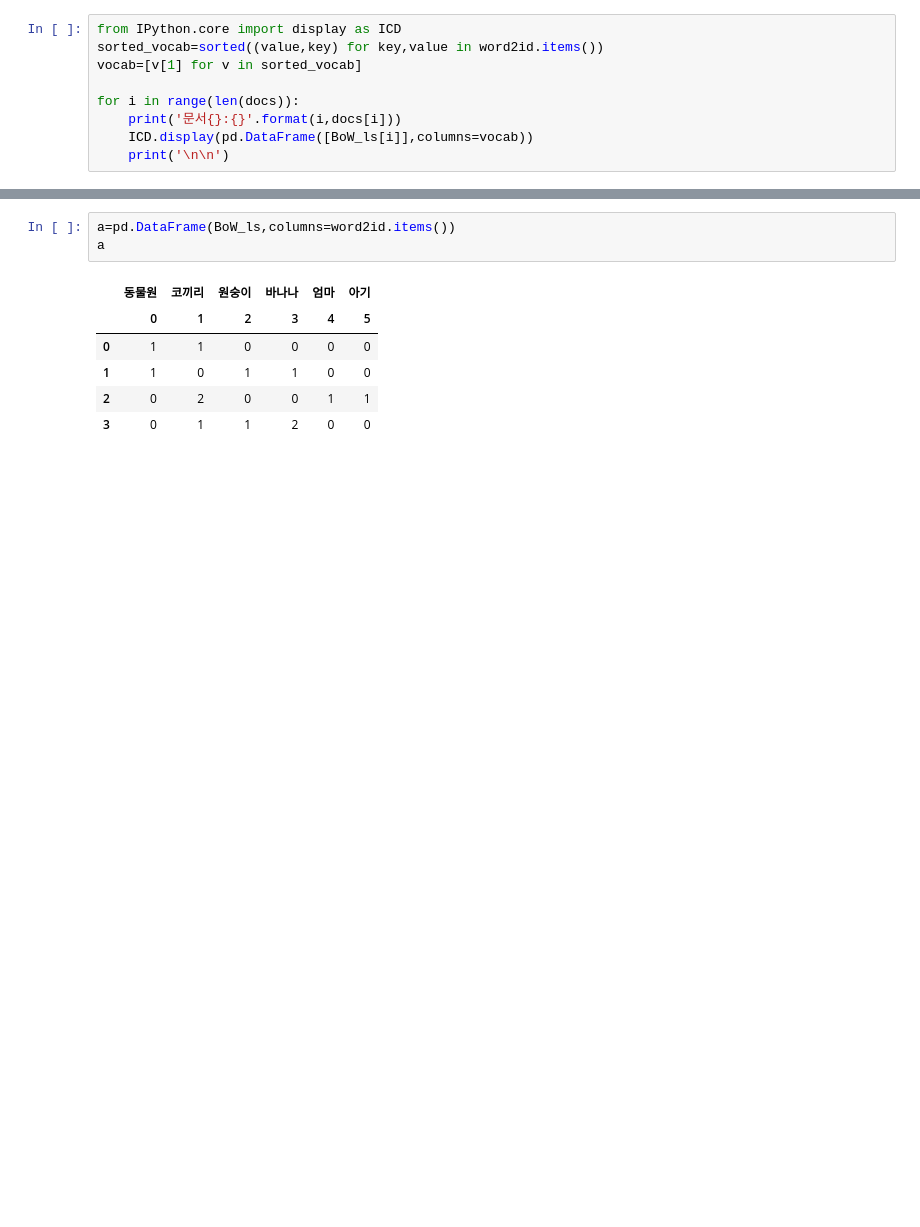
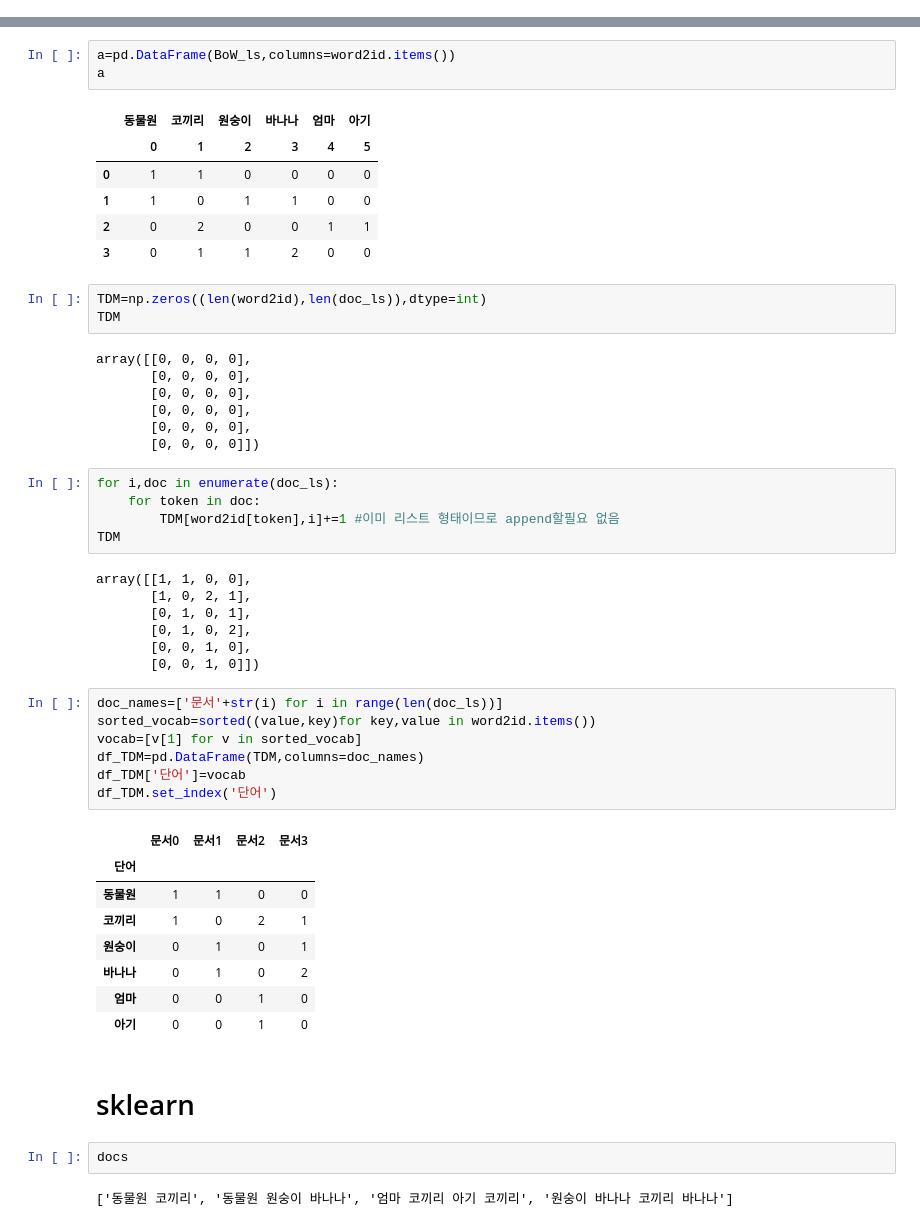
Before and after one commit to insightcampus/202008-youth-bigdata, a Jupyter notebook: db/local regression.ipynb, the cells around one changed output, grey strips where cells are left out. Drawn from its saved outputs; the diff is of its cells as text; blank space fills up the shorter version.

```diff
--- a/db/local regression.ipynb
+++ b/db/local regression.ipynb
@@ -277,10 +249 @@ BoW_ls
  [1, 1, 2, 1, 1, 1, 1]]
-# %%
-from IPython.core import display as ICD
-sorted_vocab=sorted((value,key) for key,value in word2id.items())
-vocab=[v[1] for v in sorted_vocab]
-
-for i in range(len(docs)):
-    print('문서{}:{}'.format(i,docs[i]))
-    ICD.display(pd.DataFrame([BoW_ls[i]],columns=vocab))
-    print('\n\n')
@@ -451,3 +408,47 @@ a
 | 1 | 1 | 0 | 1 | 1 | 0 | 0 |
 | 2 | 0 | 2 | 0 | 0 | 1 | 1 |
 | 3 | 0 | 1 | 1 | 2 | 0 | 0 |
+# %%
+TDM=np.zeros((len(word2id),len(doc_ls)),dtype=int)
+TDM
+# %% [output]
+array([[0, 0, 0, 0],
+       [0, 0, 0, 0],
+       [0, 0, 0, 0],
+       [0, 0, 0, 0],
+       [0, 0, 0, 0],
+       [0, 0, 0, 0]])
+# %%
+for i,doc in enumerate(doc_ls):
+    for token in doc:
+        TDM[word2id[token],i]+=1 #이미 리스트 형태이므로 append할필요 없음
+TDM
+# %% [output]
+array([[1, 1, 0, 0],
+       [1, 0, 2, 1],
+       [0, 1, 0, 1],
+       [0, 1, 0, 2],
+       [0, 0, 1, 0],
+       [0, 0, 1, 0]])
+# %%
+doc_names=['문서'+str(i) for i in range(len(doc_ls))]
+sorted_vocab=sorted((value,key)for key,value in word2id.items())
+vocab=[v[1] for v in sorted_vocab]
+df_TDM=pd.DataFrame(TDM,columns=doc_names)
+df_TDM['단어']=vocab
+df_TDM.set_index('단어')
+# %% [output]
+|  | 문서0 | 문서1 | 문서2 | 문서3 |
+| 단어 |  |  |  |  |
+| 동물원 | 1 | 1 | 0 | 0 |
+| 코끼리 | 1 | 0 | 2 | 1 |
+| 원숭이 | 0 | 1 | 0 | 1 |
+| 바나나 | 0 | 1 | 0 | 2 |
+| 엄마 | 0 | 0 | 1 | 0 |
+| 아기 | 0 | 0 | 1 | 0 |
+# %% [markdown]
+# sklearn
+# %%
+docs
+# %% [output]
+['동물원 코끼리', '동물원 원숭이 바나나', '엄마 코끼리 아기 코끼리', '원숭이 바나나 코끼리 바나나']
```
Also changed, not shown: parts of 50 cells of this notebook.
